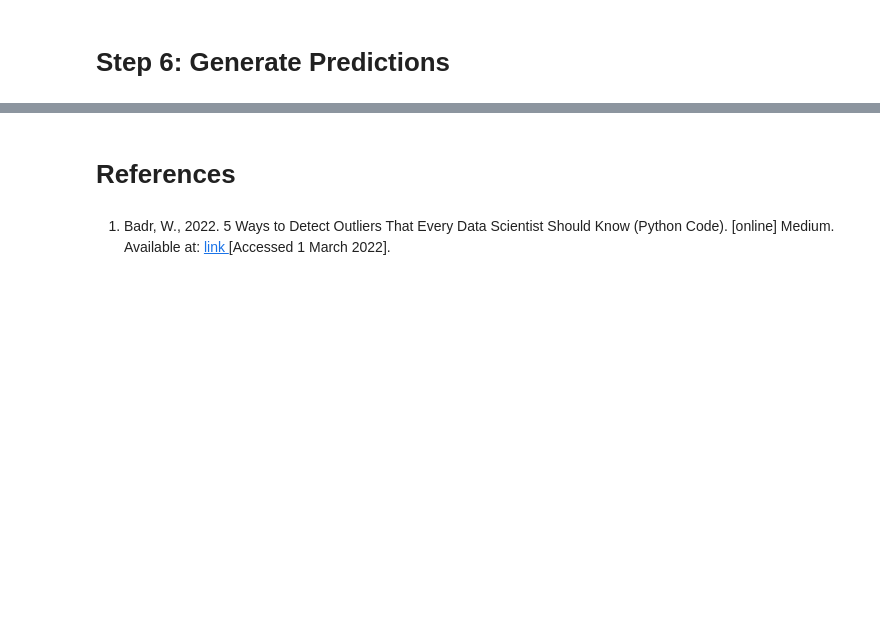
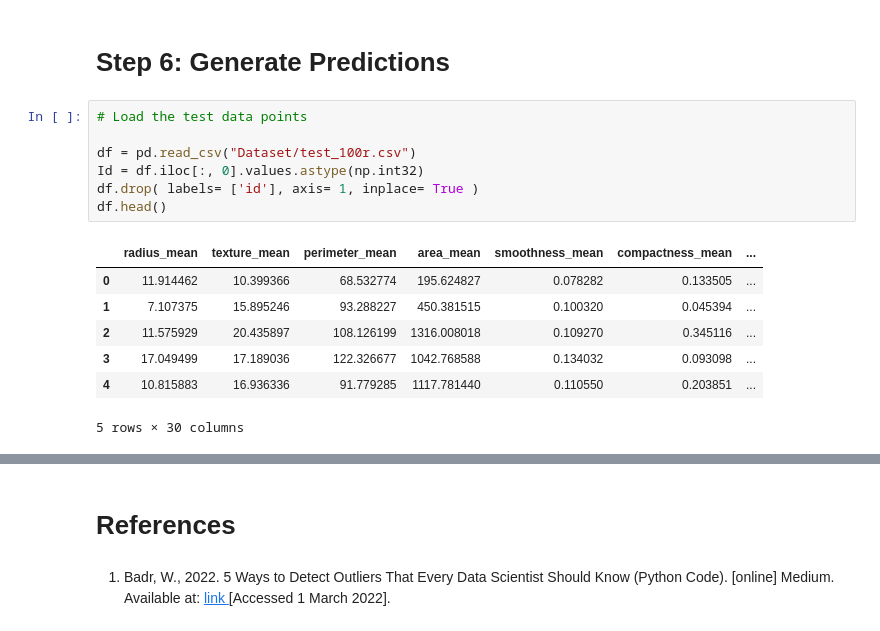
Before and after one commit to junaidiqbalsyed/CS985_Task_2, a Jupyter notebook: Breast_cancer_classification.ipynb, the cells around one changed output, grey strips where cells are left out. Cells and saved outputs as stored; diff of their text form; blank space fills up the shorter version.

```diff
--- a/Breast_cancer_classification.ipynb
+++ b/Breast_cancer_classification.ipynb
@@ -791,2 +908,17 @@ plt.show()
 # %% [markdown]
 # Step 6: Generate Predictions
+# %%
+# Load the test data points
+
+df = pd.read_csv("Dataset/test_100r.csv")
+Id = df.iloc[:, 0].values.astype(np.int32)
+df.drop( labels= ['id'], axis= 1, inplace= True )
+df.head()
+# %% [output]
+|  | radius_mean | texture_mean | perimeter_mean | area_mean | smoothness_mean | compactness_mean | ... |
+| 0 | 11.914462 | 10.399366 | 68.532774 | 195.624827 | 0.078282 | 0.133505 | ... |
+| 1 | 7.107375 | 15.895246 | 93.288227 | 450.381515 | 0.100320 | 0.045394 | ... |
+| 2 | 11.575929 | 20.435897 | 108.126199 | 1316.008018 | 0.109270 | 0.345116 | ... |
+| 3 | 17.049499 | 17.189036 | 122.326677 | 1042.768588 | 0.134032 | 0.093098 | ... |
+| 4 | 10.815883 | 16.936336 | 91.779285 | 1117.781440 | 0.110550 | 0.203851 | ... |
+5 rows × 30 columns
```
Also changed, not shown: parts of 33 cells of this notebook.
